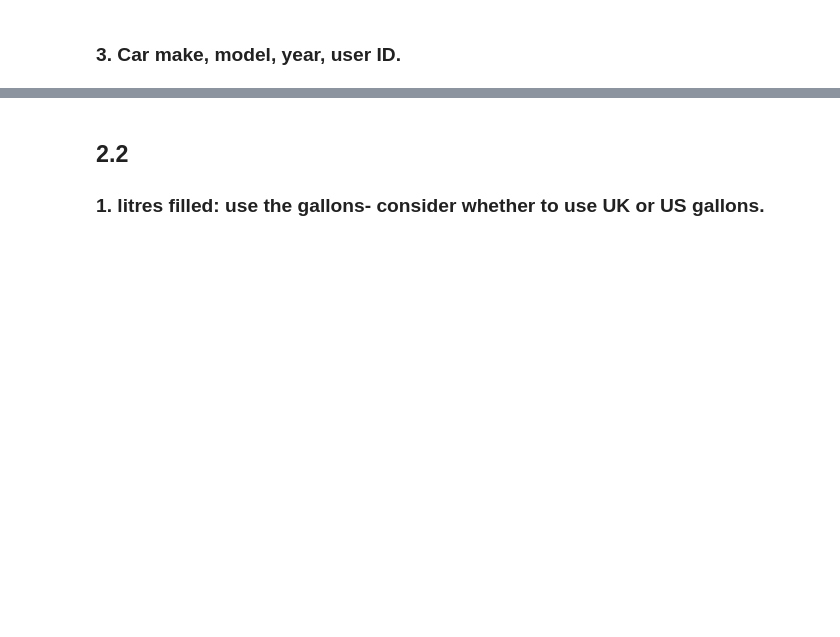
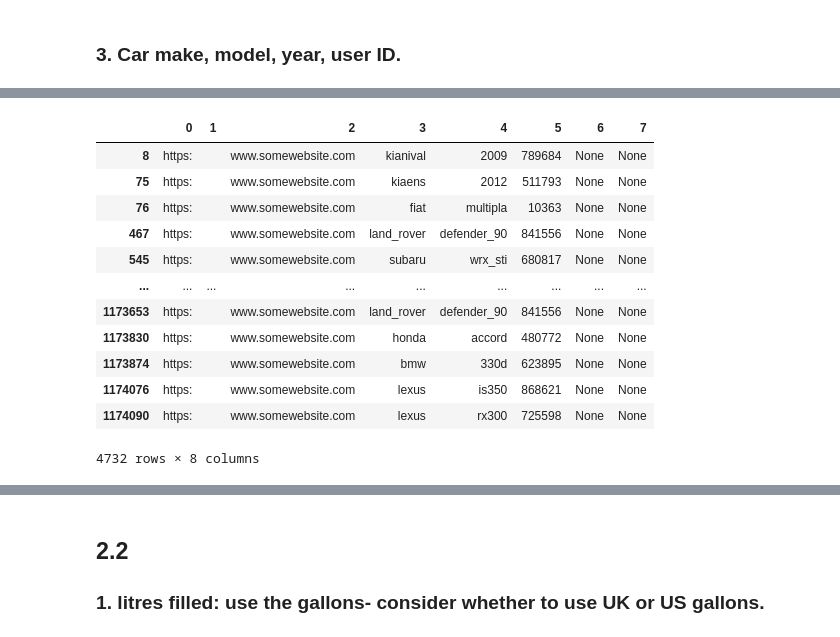
Before and after one commit to SeanMz28/IDVE_assignment1, a Jupyter notebook: assignment1.ipynb, the cells around one changed output, grey strips where cells are left out. Saved outputs shown, nothing was run; the diff lists cells and outputs as text; code cells hidden in the pictures; blank space fills up the shorter version.

```diff
--- a/assignment1.ipynb
+++ b/assignment1.ipynb
@@ -592,0 +596,16 @@ split_url.iloc[p]
+# %%
+split_url.iloc[no_make] #empty column 6&7
+# %% [output]
+|  | 0 | 1 | 2 | 3 | 4 | 5 | 6 | 7 |
+| 8 | https: |  | www.somewebsite.com | kianival | 2009 | 789684 | None | None |
+| 75 | https: |  | www.somewebsite.com | kiaens | 2012 | 511793 | None | None |
+| 76 | https: |  | www.somewebsite.com | fiat | multipla | 10363 | None | None |
+| 467 | https: |  | www.somewebsite.com | land_rover | defender_90 | 841556 | None | None |
+| 545 | https: |  | www.somewebsite.com | subaru | wrx_sti | 680817 | None | None |
+| ... | ... | ... | ... | ... | ... | ... | ... | ... |
+| 1173653 | https: |  | www.somewebsite.com | land_rover | defender_90 | 841556 | None | None |
+| 1173830 | https: |  | www.somewebsite.com | honda | accord | 480772 | None | None |
+| 1173874 | https: |  | www.somewebsite.com | bmw | 330d | 623895 | None | None |
+| 1174076 | https: |  | www.somewebsite.com | lexus | is350 | 868621 | None | None |
+| 1174090 | https: |  | www.somewebsite.com | lexus | rx300 | 725598 | None | None |
+4732 rows × 8 columns
```
Also changed, not shown: parts of 24 cells of this notebook.
